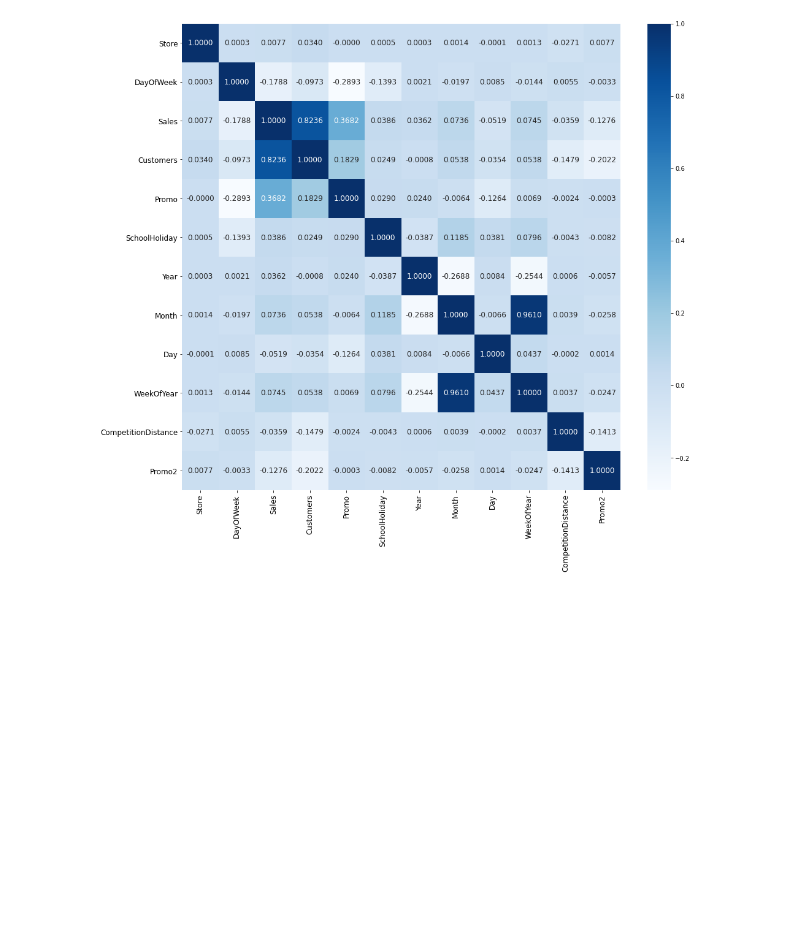
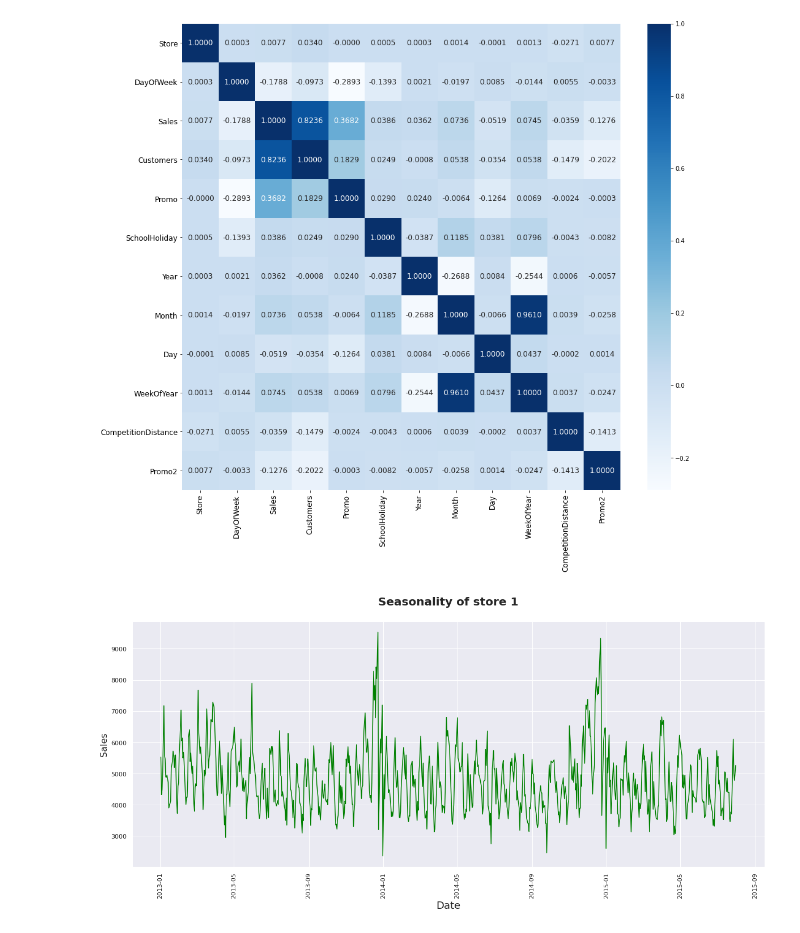
Before and after one commit to Bethelsis/Pharmaceutical-Sales-prediction, a Jupyter notebook: Notebooks/sales_predict_prophet.ipynb, the cells around one changed output. Cells and saved outputs as stored; diff of their text form; code cells hidden in the pictures; blank space fills up the shorter version.

Commit message:
Add plots

```diff
--- a/Notebooks/sales_predict_prophet.ipynb
+++ b/Notebooks/sales_predict_prophet.ipynb
@@ -46,5 +33,13 @@ logger.debug("Harmless debug Message")
 # %%
-train_data=pd.read_csv("train.csv")
+path = 'data/train.csv'
+repo = '/home/bethelhem/Pharmaceutical-Sales-prediction'
+version = 'train_v1'
+data_url = dvc.api.get_url(
+    path = path,
+    repo = repo,
+    rev=version
+    )
+train_data=pd.read_csv(data_url)
 train_data.head()
 # %% [output]
 |  | Store | DayOfWeek | Date | Sales | Customers | Open | Promo | StateHoliday | SchoolHoliday |
@@ -245,3 +256,19 @@ res.set_yticklabels(res.get_ymajorticklabels(), fontsize = 12)
 plt.show()
 # %% [output]
 [figure]
+# %%
+#check seasonality for the given store
+def seasonality(store):
+    sales = train_data[train_data.Store == store]
+    sales = sales.sort_values(by = "Date",ascending= False)
+    sns.set(rc = {'figure.figsize':(20,8)})
+    sns.lineplot(x = sales["Date"], y = sales["Sales"], color= "green")
+    plt.xticks(rotation=90)
+    plt.xlabel('Date', fontsize=18)
+    plt.ylabel('Sales', fontsize=16)
+    plt.title(f'Seasonality of store {store}\n', size=20, fontweight='bold')
+    plt.show()
+# %%
+seasonality(1)
+# %% [output]
+[figure, added]
```
Also changed, not shown: parts of 13 cells of this notebook.
